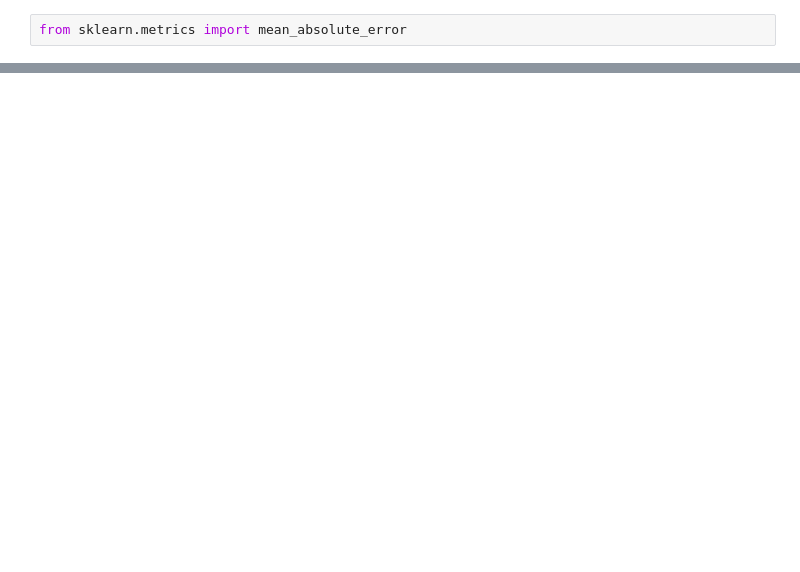
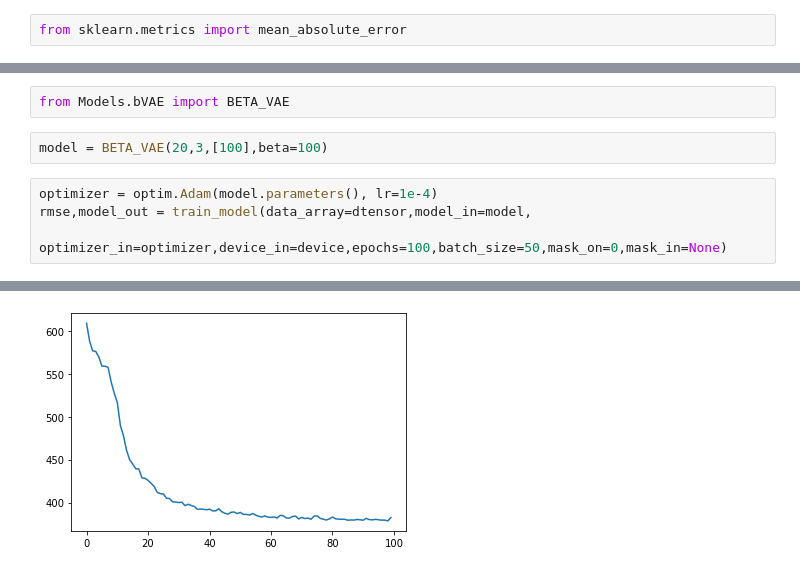
Before and after one commit to awright101/thesis_work_gaialens, a Jupyter notebook: Wine_Dataset_Work.ipynb, the cells around one changed output, grey strips where cells are left out. Drawn from its saved outputs; the diff is of its cells as text; blank space fills up the shorter version.

```diff
--- a/Wine_Dataset_Work.ipynb
+++ b/Wine_Dataset_Work.ipynb
@@ -565,0 +612,9 @@ array([8.16199718, 7.88774925, 8.04665505, ..., 7.10148421, 6.96758195,
+# %%
+from Models.bVAE import BETA_VAE
+# %%
+model = BETA_VAE(20,3,[100],beta=100)
+# %%
+optimizer = optim.Adam(model.parameters(), lr=1e-4)
+rmse,model_out = train_model(data_array=dtensor,model_in=model,
+                optimizer_in=optimizer,device_in=device,epochs=100,batch_size=50,mask_on=0,mask_in=None)
+# %% [output]
@@ -565,0 +631 @@ array([8.16199718, 7.88774925, 8.04665505, ..., 7.10148421, 6.96758195,
+[figure, added]
```
Also changed, not shown: parts of 117 cells of this notebook, 1 other file.
